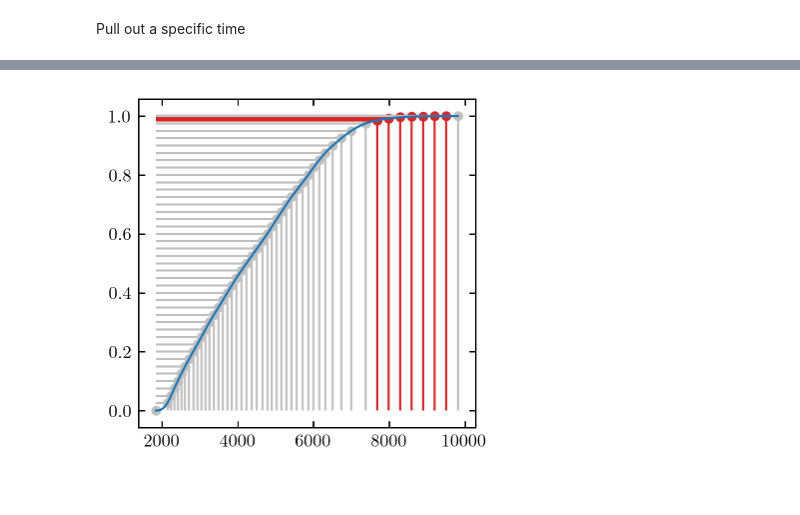
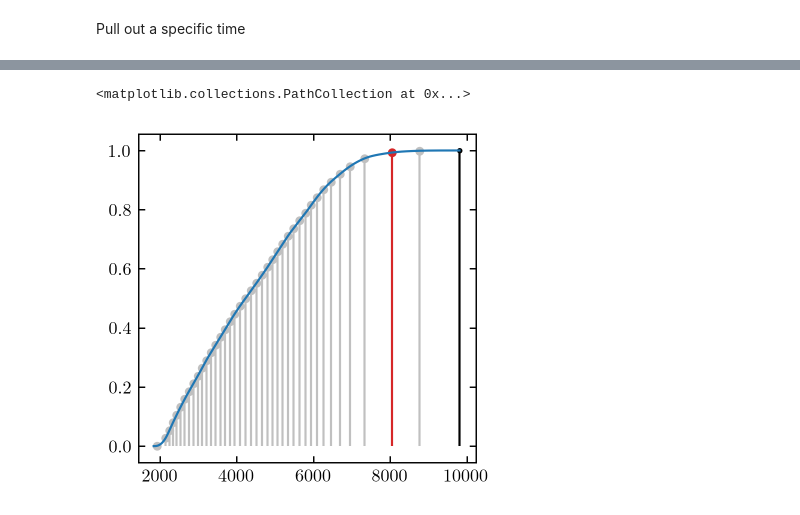
Before and after one commit to jfcrenshaw/sn_lightcurve_learning, a Jupyter notebook: new_learning_ex.ipynb, the cells around one changed output, grey strips where cells are left out. Cells and saved outputs as stored; diff of their text form; code cells hidden in the pictures.

```diff
--- a/new_learning_ex.ipynb
+++ b/new_learning_ex.ipynb
@@ -98,13 +101,15 @@ plt.plot(bins,infoDen)
 # %%
-plt.plot(bins,cumInfo)
+plt.plot(model.initbins, model.cumInfo_)
+N = model.N_EDB + model.Nsplit_ - 1
+for i,w in enumerate(model.allbins_):
+    c = 'silver' if i < N - model.Nsplit_ or i == N else 'C3'
 
-for i,w in enumerate(EDbins):
-    c = 'silver'
-    if i >=40 and i <47:
-        c = 'C3'
-    I = np.interp(w, bins, cumInfo)
-    plt.vlines(w,0,I,color=c)
-    plt.hlines(I,EDbins[0],w,color=c)
-    plt.scatter(w,I,c=c,s=20)
+    I = np.interp(w, model.initbins, model.cumInfo_)
+    plt.vlines(w, 0, I, color=c)
+    plt.scatter(w, I, c=c, s=15)
+
+plt.vlines(model.initbins[-1], 0, 1, color='k')
+plt.scatter(model.initbins[-1], 1, c='k')
 # %% [output]
+<matplotlib.collections.PathCollection at 0x...>
-[figure, old version]
+[figure, new version]
```
Also changed, not shown: parts of 8 cells of this notebook, 1 other file.
